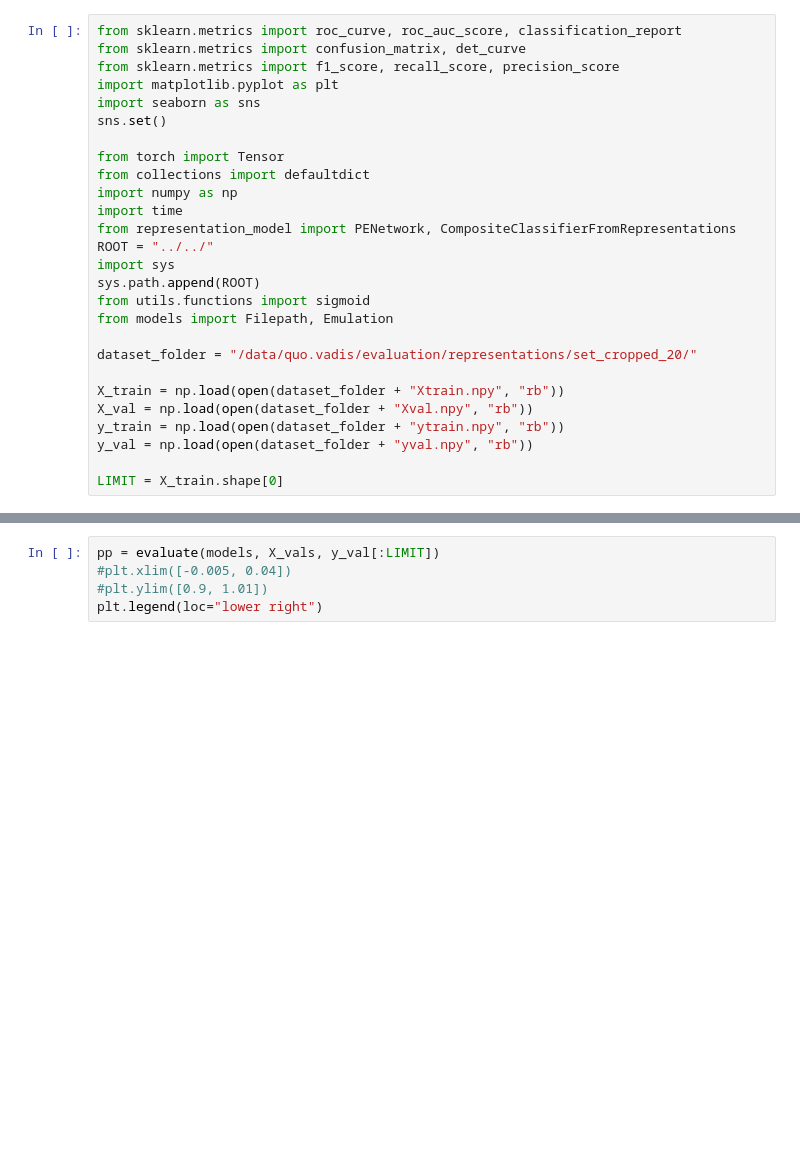
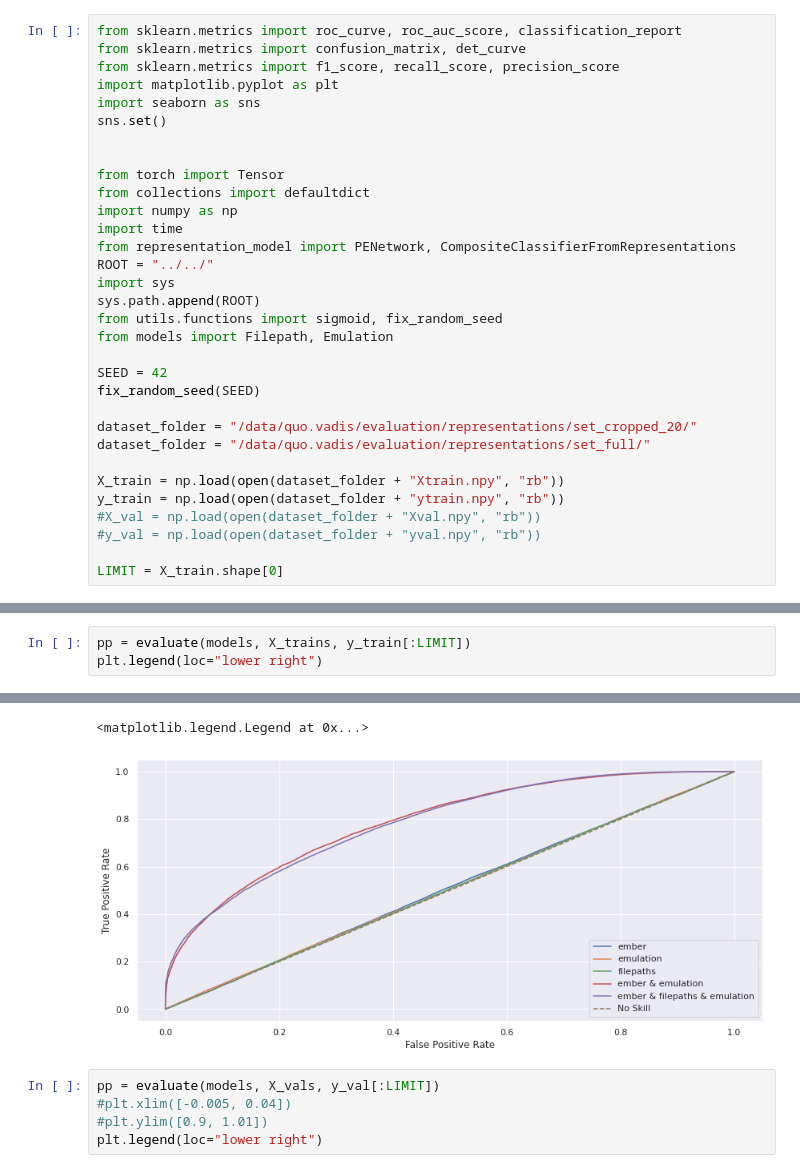
Before and after one commit to dtrizna/quo.vadis, a Jupyter notebook: evaluation/representations/evaluate_val.ipynb, the cells around one changed output, grey strips where cells are left out. Saved outputs shown, nothing was run; the diff lists cells and outputs as text; blank space fills up the shorter version.

```diff
--- a/evaluation/representations/evaluate_val.ipynb
+++ b/evaluation/representations/evaluate_val.ipynb
@@ -5,6 +5,7 @@ from sklearn.metrics import f1_score, recall_score, precision_score
 import matplotlib.pyplot as plt
 import seaborn as sns
 sns.set()
+
 
 from torch import Tensor
 from collections import defaultdict
@@ -14,15 +15,19 @@ from representation_model import PENetwork, CompositeClassifierFromRepresentatio
 ROOT = "../../"
 import sys
 sys.path.append(ROOT)
-from utils.functions import sigmoid
+from utils.functions import sigmoid, fix_random_seed
 from models import Filepath, Emulation
 
+SEED = 42
+fix_random_seed(SEED)
+
 dataset_folder = "/data/quo.vadis/evaluation/representations/set_cropped_20/"
+dataset_folder = "/data/quo.vadis/evaluation/representations/set_full/"
 
 X_train = np.load(open(dataset_folder + "Xtrain.npy", "rb"))
-X_val = np.load(open(dataset_folder + "Xval.npy", "rb"))
 y_train = np.load(open(dataset_folder + "ytrain.npy", "rb"))
-y_val = np.load(open(dataset_folder + "yval.npy", "rb"))
+#X_val = np.load(open(dataset_folder + "Xval.npy", "rb"))
+#y_val = np.load(open(dataset_folder + "yval.npy", "rb"))
 
 LIMIT = X_train.shape[0]
 # %%
@@ -135,0 +143,4 @@ Fitting model: ember & filepaths & emulation | Took: 0.03s
+# %%
+pp = evaluate(models, X_trains, y_train[:LIMIT])
+plt.legend(loc="lower right")
+# %% [output]
@@ -136,3 +181,5 @@ Fitting model: ember & filepaths & emulation | Took: 0.03s
+<matplotlib.legend.Legend at 0x...>
+[figure, added]
 # %%
 pp = evaluate(models, X_vals, y_val[:LIMIT])
 #plt.xlim([-0.005, 0.04])
```
Also changed, not shown: parts of 9 cells of this notebook, 7 other files.
